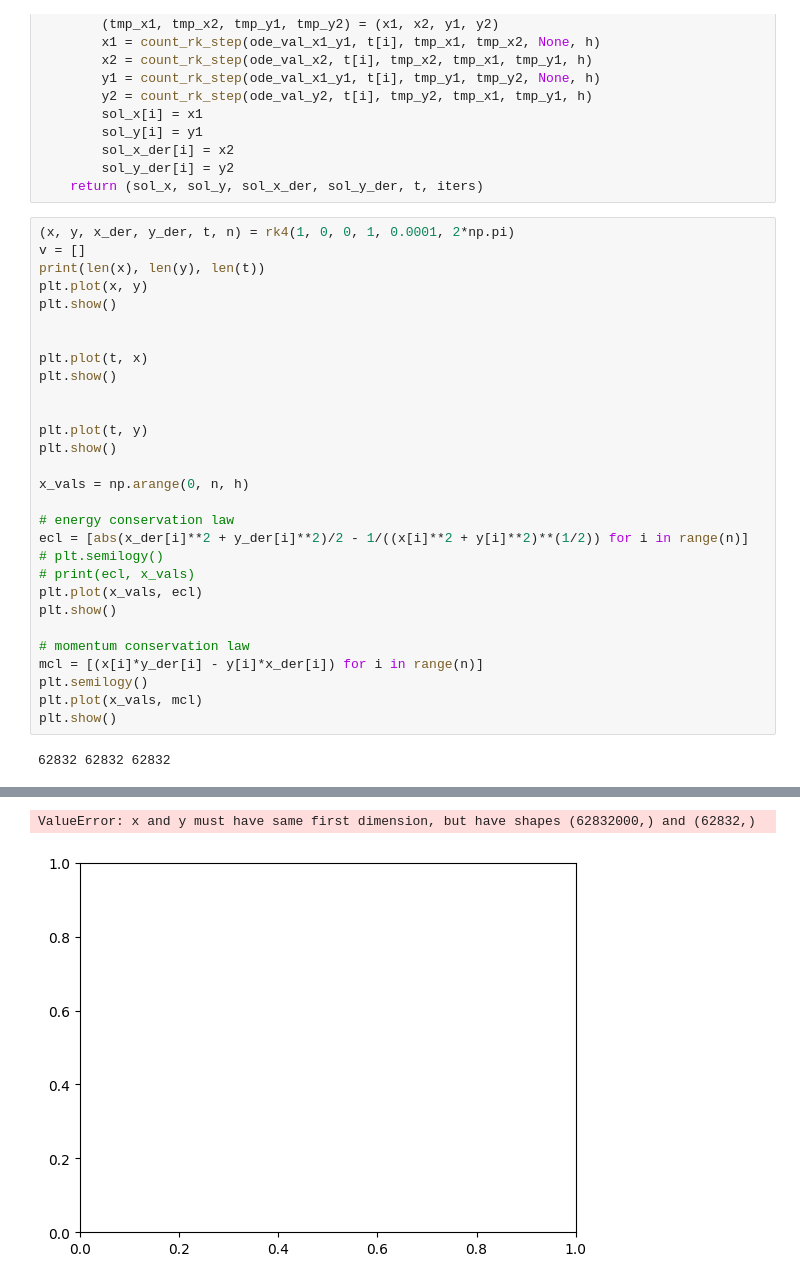
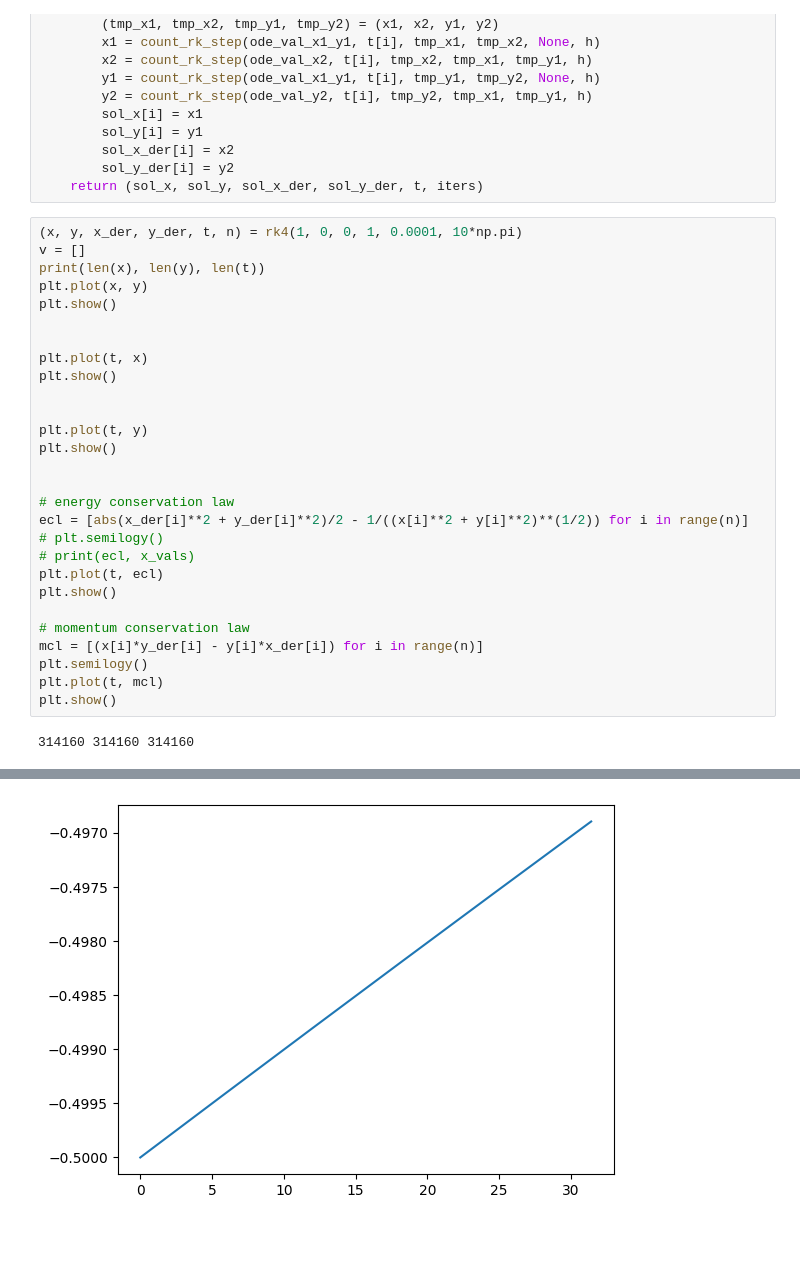
Before and after one commit to kpiotr6/MOWNIT, a Jupyter notebook: L9/txt.ipynb, the cells around one changed output, grey strips where cells are left out. Cells and saved outputs as stored; diff of their text form; blank space fills up the shorter version.

```diff
--- a/L9/txt.ipynb
+++ b/L9/txt.ipynb
@@ -270,7 +270,7 @@ def rk4(x1, x2, y1, y2, h, end, endx=True):
         sol_y_der[i] = y2
     return (sol_x, sol_y, sol_x_der, sol_y_der, t, iters)
 # %%
-(x, y, x_der, y_der, t, n) = rk4(1, 0, 0, 1, 0.0001, 2*np.pi)
+(x, y, x_der, y_der, t, n) = rk4(1, 0, 0, 1, 0.0001, 10*np.pi)
 v = []
 print(len(x), len(y), len(t))
 plt.plot(x, y)
@@ -284,20 +284,19 @@ plt.show()
 plt.plot(t, y)
 plt.show()
 
-x_vals = np.arange(0, n, h)
 
 # energy conservation law
 ecl = [abs(x_der[i]**2 + y_der[i]**2)/2 - 1/((x[i]**2 + y[i]**2)**(1/2)) for i in range(n)]
 # plt.semilogy()
 # print(ecl, x_vals)
-plt.plot(x_vals, ecl)
+plt.plot(t, ecl)
 plt.show()
 
 # momentum conservation law
 mcl = [(x[i]*y_der[i] - y[i]*x_der[i]) for i in range(n)]
 plt.semilogy()
-plt.plot(x_vals, mcl)
+plt.plot(t, mcl)
 plt.show()
 # %% [output]
-62832 62832 62832
+314160 314160 314160
 [figure]
@@ -306,2 +305 @@ plt.show()
-ValueError: x and y must have same first dimension, but have shapes (62832000,) and (62832,)
-[figure, old version]
+[figure, new version]
```
Also changed, not shown: parts of 4 cells of this notebook.
